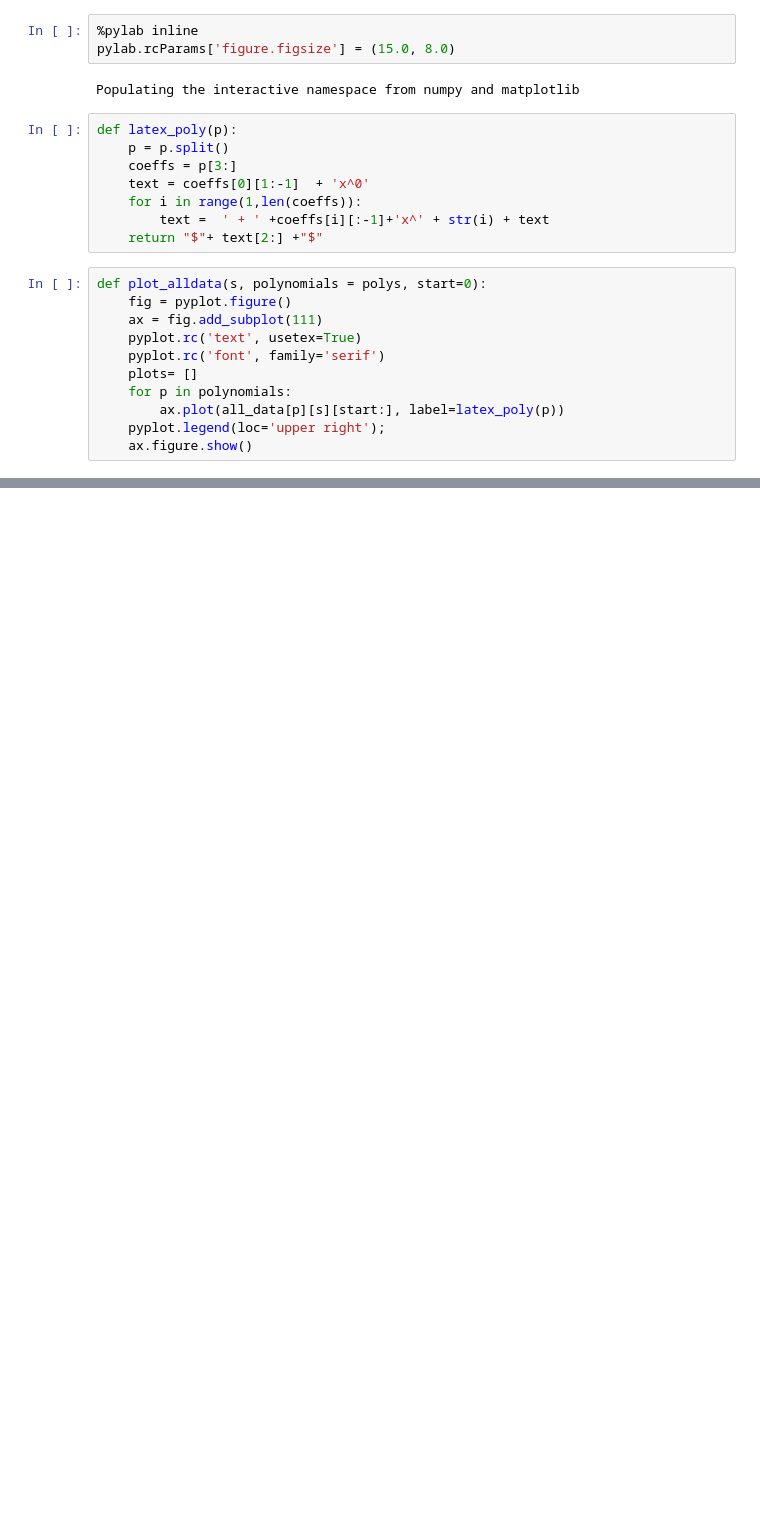
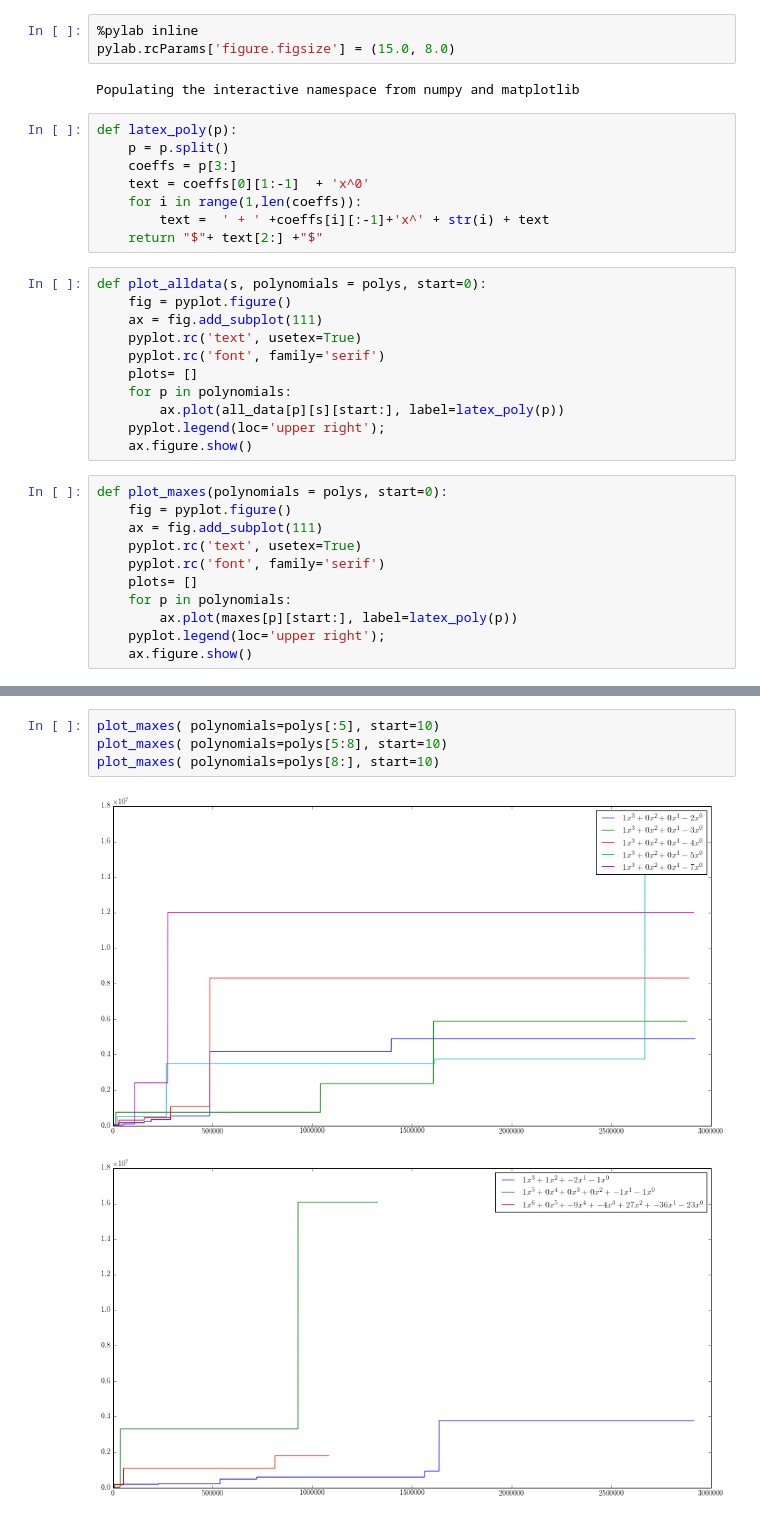
Before and after one commit to jacomago/continuedFractions, a Jupyter notebook: Continued Fractions Stuff.ipynb, the cells around one changed output, grey strips where cells are left out. Saved outputs shown, nothing was run; the diff lists cells and outputs as text; blank space fills up the shorter version.

```diff
--- a/Continued Fractions Stuff.ipynb
+++ b/Continued Fractions Stuff.ipynb
@@ -49,5 +68,16 @@ def plot_alldata(s, polynomials = polys, start=0):
         ax.plot(all_data[p][s][start:], label=latex_poly(p))
     pyplot.legend(loc='upper right');
     ax.figure.show()
+# %%
+def plot_maxes(polynomials = polys, start=0):
+    fig = pyplot.figure()
+    ax = fig.add_subplot(111)
+    pyplot.rc('text', usetex=True)
+    pyplot.rc('font', family='serif')
+    plots= []
+    for p in polynomials:
+        ax.plot(maxes[p][start:], label=latex_poly(p))
+    pyplot.legend(loc='upper right');
+    ax.figure.show()
 # %%
 plot_alldata('mean', polynomials=polys[:5], start=10)
@@ -61,0 +94,7 @@ plot_alldata('double mean', polynomials=polys[5:],start=10000)
+# %%
+plot_maxes( polynomials=polys[:5], start=10)
+plot_maxes( polynomials=polys[5:8], start=10)
+plot_maxes( polynomials=polys[8:], start=10)
+# %% [output]
+[figure, added]
+[figure, added]
```
Also changed, not shown: parts of 14 cells of this notebook, 12 other files.
